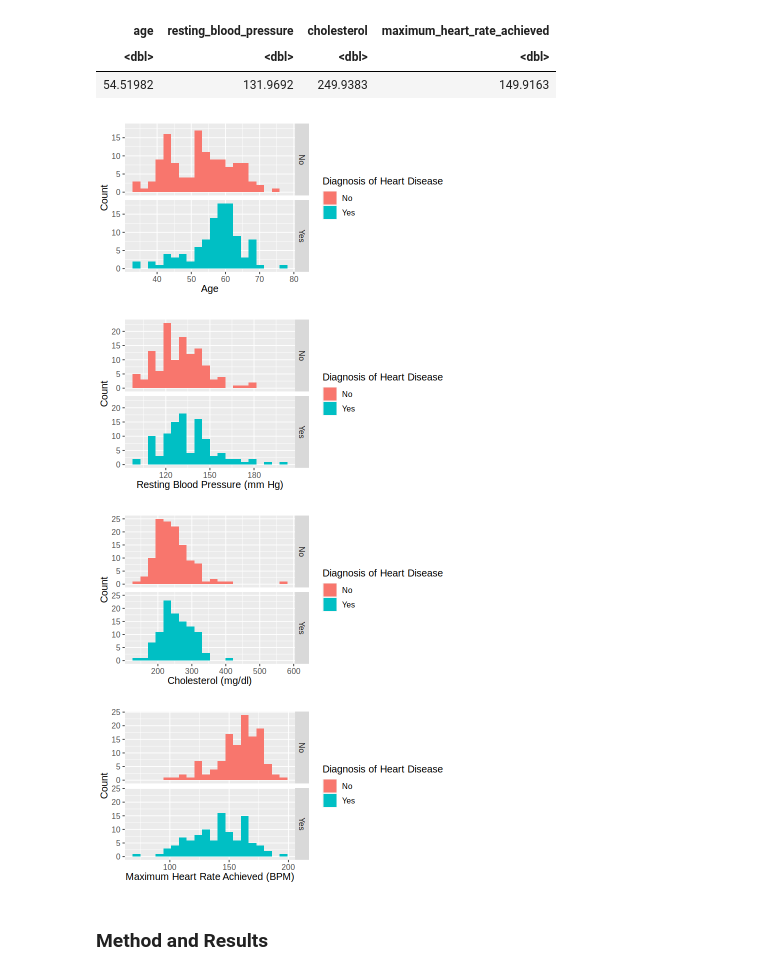
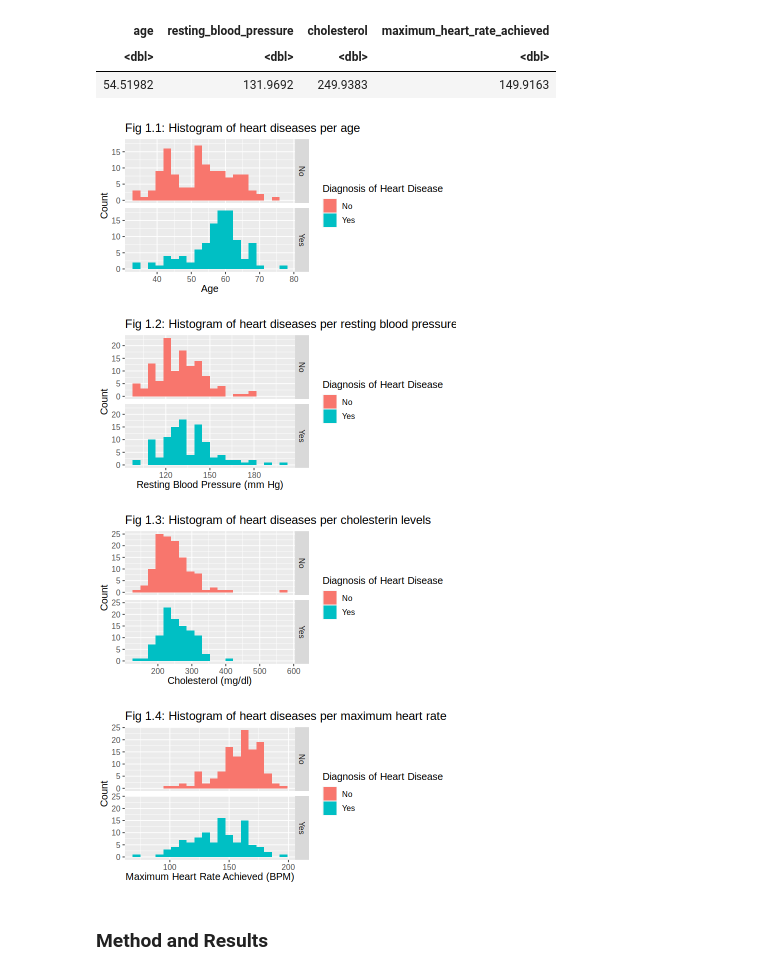
Before and after one commit to GloriaYi/dsci-100-2023w1-group41, a Jupyter notebook: Report.ipynb, the cells around one changed output. Saved outputs shown, nothing was run; the diff lists cells and outputs as text; code cells hidden in the pictures.

```diff
--- a/Report.ipynb
+++ b/Report.ipynb
@@ -202,47 +202,51 @@ heart_disease_age <- heart_disease_train |>
     labs(x = "Age",
        y = "Count",
        fill = "Diagnosis of Heart Disease") +
-  theme(text = element_text(size = 12))
+  theme(text = element_text(size = 12)) +
+    ggtitle("Fig 1.1: Histogram of heart diseases per age")
 
 heart_disease_age
 
 heart_disease_resting_blood_pressure <- heart_disease_train |>
     ggplot (aes (x = resting_blood_pressure, fill = as_factor(diagnosis))) +
   geom_histogram(bins = 20) +
   facet_grid(rows = vars(diagnosis)) +
     labs(x = "Resting Blood Pressure (mm Hg)",
        y = "Count",
        fill = "Diagnosis of Heart Disease") +
-  theme(text = element_text(size = 12))
+  theme(text = element_text(size = 12)) +
+    ggtitle("Fig 1.2: Histogram of heart diseases per resting blood pressure")
 
 heart_disease_resting_blood_pressure
 
 heart_disease_cholesterol <- heart_disease_train |>
     ggplot (aes (x = cholesterol, fill = as_factor(diagnosis))) +
   geom_histogram(bins = 20) +
   facet_grid(rows = vars(diagnosis)) +
     labs(x = "Cholesterol (mg/dl)",
        y = "Count",
        fill = "Diagnosis of Heart Disease") +
-  theme(text = element_text(size = 12))
+  theme(text = element_text(size = 12)) +
+    ggtitle("Fig 1.3: Histogram of heart diseases per cholesterin levels")
 
 heart_disease_cholesterol
 
 heart_disease_maximum_heart_rate_achieved <- heart_disease_train |>
     ggplot (aes (x = maximum_heart_rate_achieved, fill = as_factor(diagnosis))) +
   geom_histogram(bins = 20) +
   facet_grid(rows = vars(diagnosis)) +
     labs(x = "Maximum Heart Rate Achieved (BPM)",
        y = "Count",
        fill = "Diagnosis of Heart Disease") +
-  theme(text = element_text(size = 12))
+  theme(text = element_text(size = 12)) +
+    ggtitle("Fig 1.4: Histogram of heart diseases per maximum heart rate")
 
 heart_disease_maximum_heart_rate_achieved
 # %% [output]
-[figure, old version]
+[figure, new version]
-[figure, old version]
+[figure, new version]
-[figure, old version]
+[figure, new version]
-[figure, old version]
+[figure, new version]
 # %% [markdown]
 ### Method and Results
 # %% [markdown]
```
Also changed, not shown: parts of 8 cells of this notebook.
